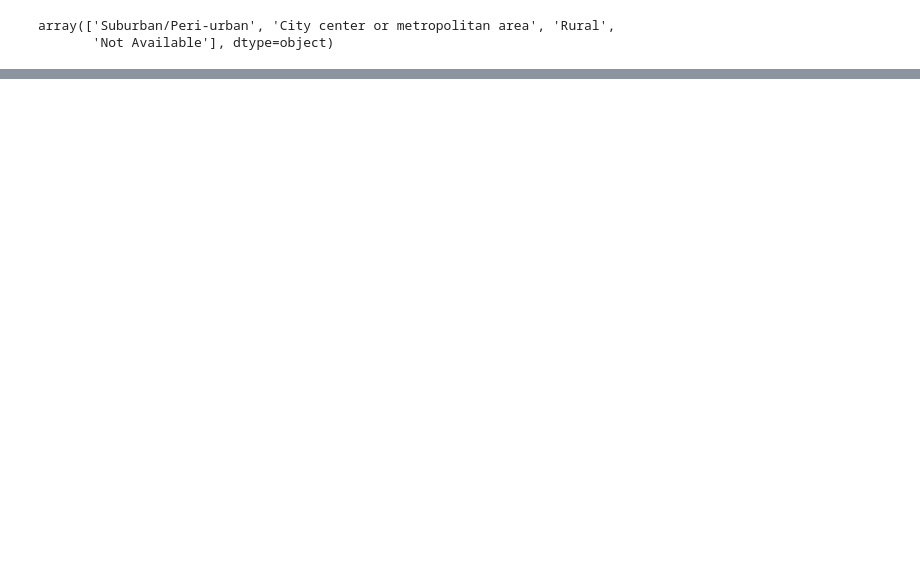
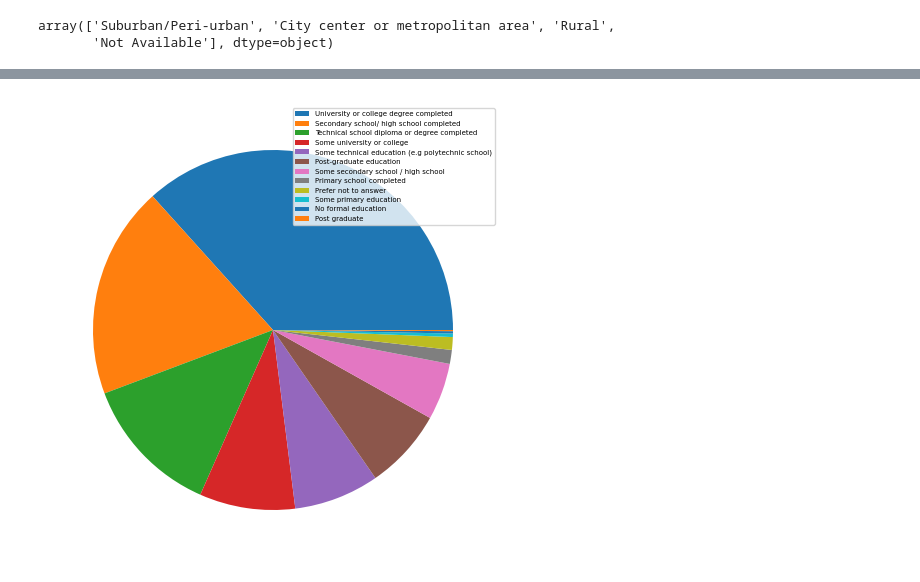
Before and after one commit to dsatyam09/06_Aspire-Intelligence-1-, a Jupyter notebook: pre_dataset.ipynb, the cells around one changed output, grey strips where cells are left out. Cells and saved outputs as stored; diff of their text form; code cells hidden in the pictures; blank space fills up the shorter version.

Commit message:
final preprocessing and visualisation

```diff
--- a/pre_dataset.ipynb
+++ b/pre_dataset.ipynb
@@ -261,0 +277,2 @@ array(['Suburban/Peri-urban', 'City center or metropolitan area', 'Rural',
+# %%
+labels = ['University or college degree completed','Secondary school/ high school completed','Technical school diploma or degree completed','Some university or college','Some technical education (e.g polytechnic school)','Post-graduate education','Some secondary school / high school','Primary school completed','Prefer not to answer','Some primary education','No formal education','Post graduate','Secondary/high school','Technical school']
@@ -261,0 +303,9 @@ array(['Suburban/Peri-urban', 'City center or metropolitan area', 'Rural',
+# %%
+geo_data = nonlabled_df.loc[nonlabled_df['geography'] == 'City center or metropolitan area']
+geo_data = geo_data[['education']]
+plt.pie(geo_data.value_counts())
+plt.legend(labels, loc="best",prop={'size': 5},)
+plt.tight_layout()
+plt.show()
+# %% [output]
+[figure, added]
```
Also changed, not shown: parts of 8 cells of this notebook.
